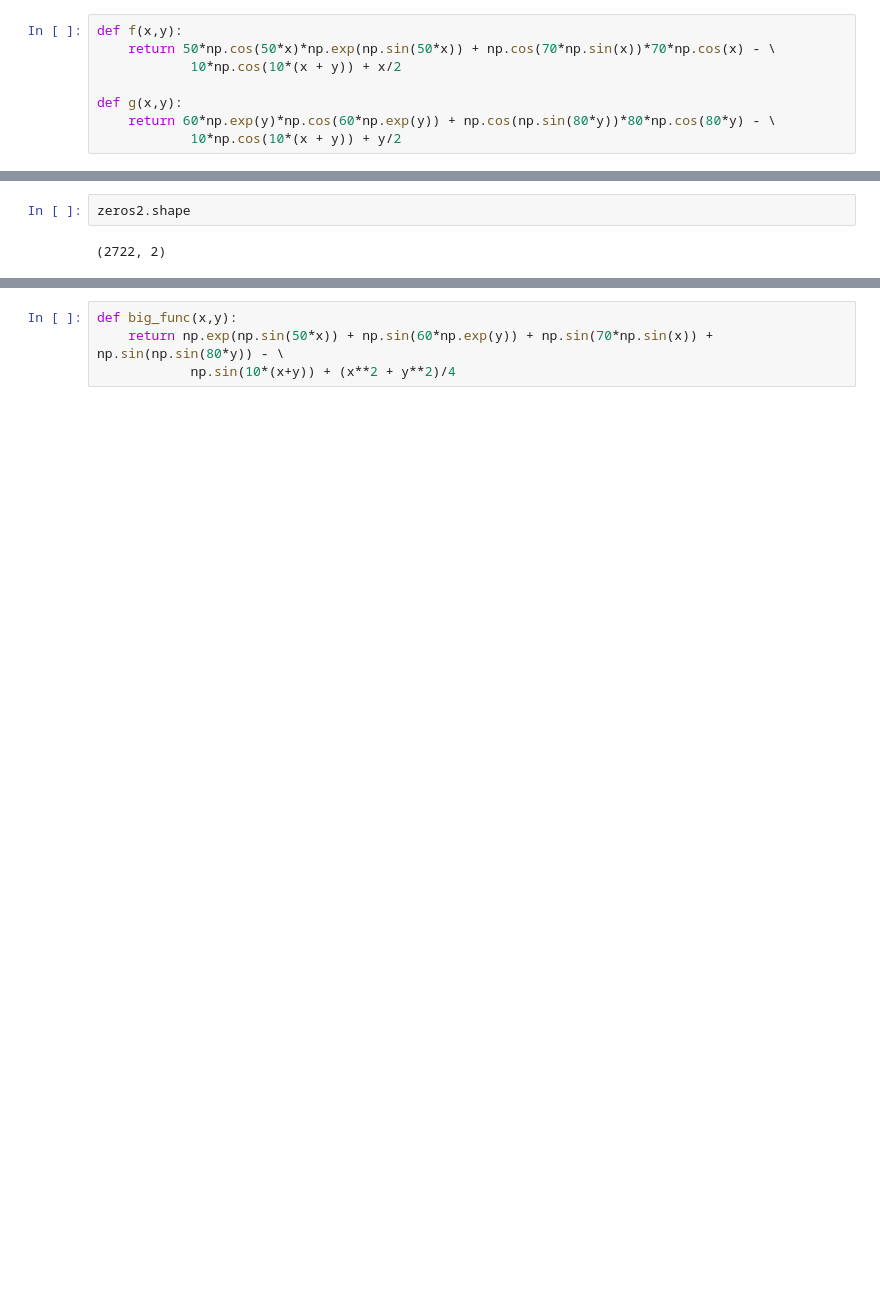
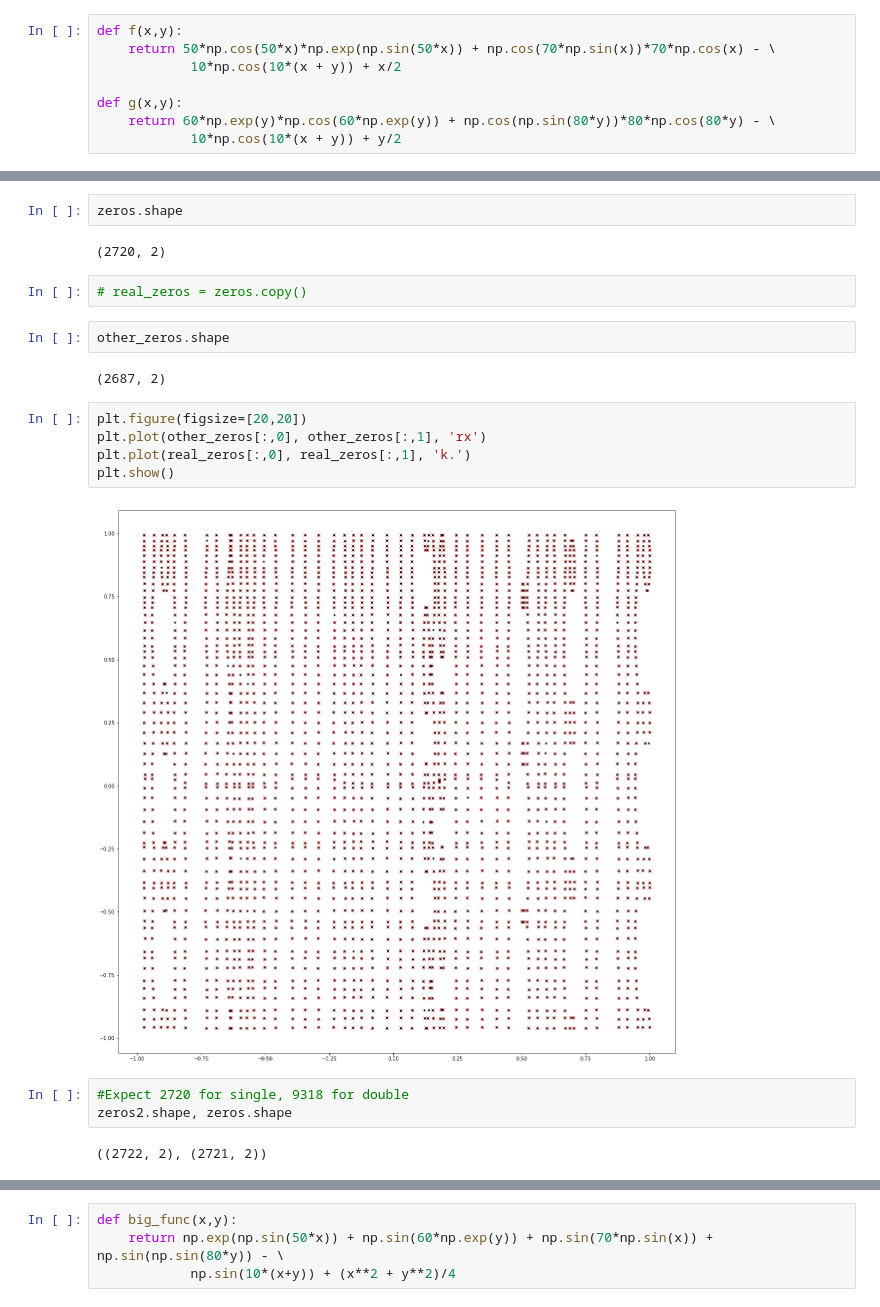
Before and after one commit to tylerjarvis/RootFinding, a Jupyter notebook: TestStuff.ipynb, the cells around one changed output, grey strips where cells are left out. Cells and saved outputs as stored; diff of their text form; blank space fills up the shorter version.

```diff
--- a/TestStuff.ipynb
+++ b/TestStuff.ipynb
@@ -447,5 +455,23 @@ TypeError: f() takes 1 positional argument but 2 were given
 # %%
-zeros2.shape
+zeros.shape
 # %% [output]
-(2722, 2)
+(2720, 2)
+# %%
+# real_zeros = zeros.copy()
+# %%
+other_zeros.shape
+# %% [output]
+(2687, 2)
+# %%
+plt.figure(figsize=[20,20])
+plt.plot(other_zeros[:,0], other_zeros[:,1], 'rx')
+plt.plot(real_zeros[:,0], real_zeros[:,1], 'k.')
+plt.show()
+# %% [output]
+[figure, added]
+# %%
+#Expect 2720 for single, 9318 for double
+zeros2.shape, zeros.shape
+# %% [output]
+((2722, 2), (2721, 2))
 # %%
```
Also changed, not shown: parts of 22 cells of this notebook, 3 other files.
